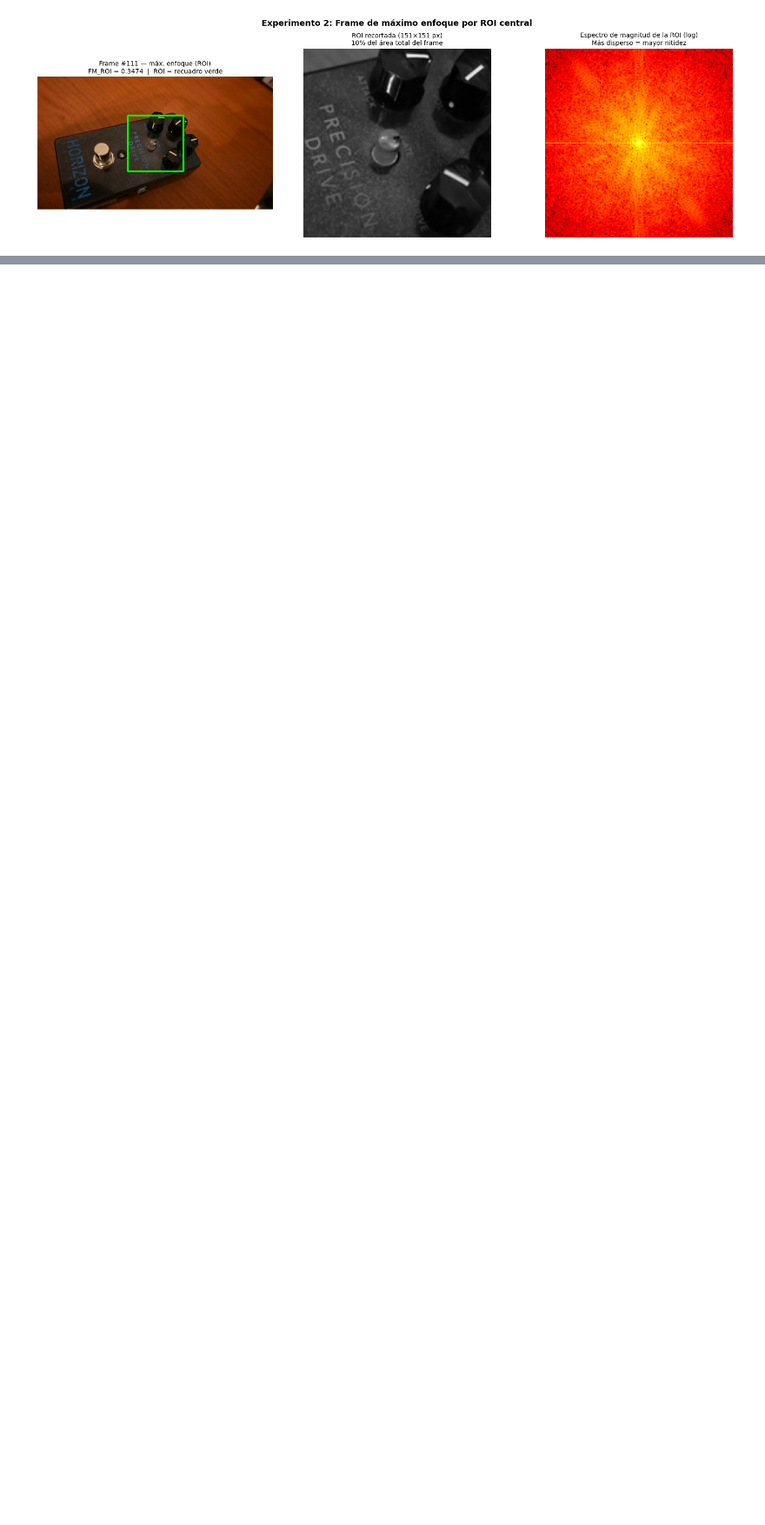
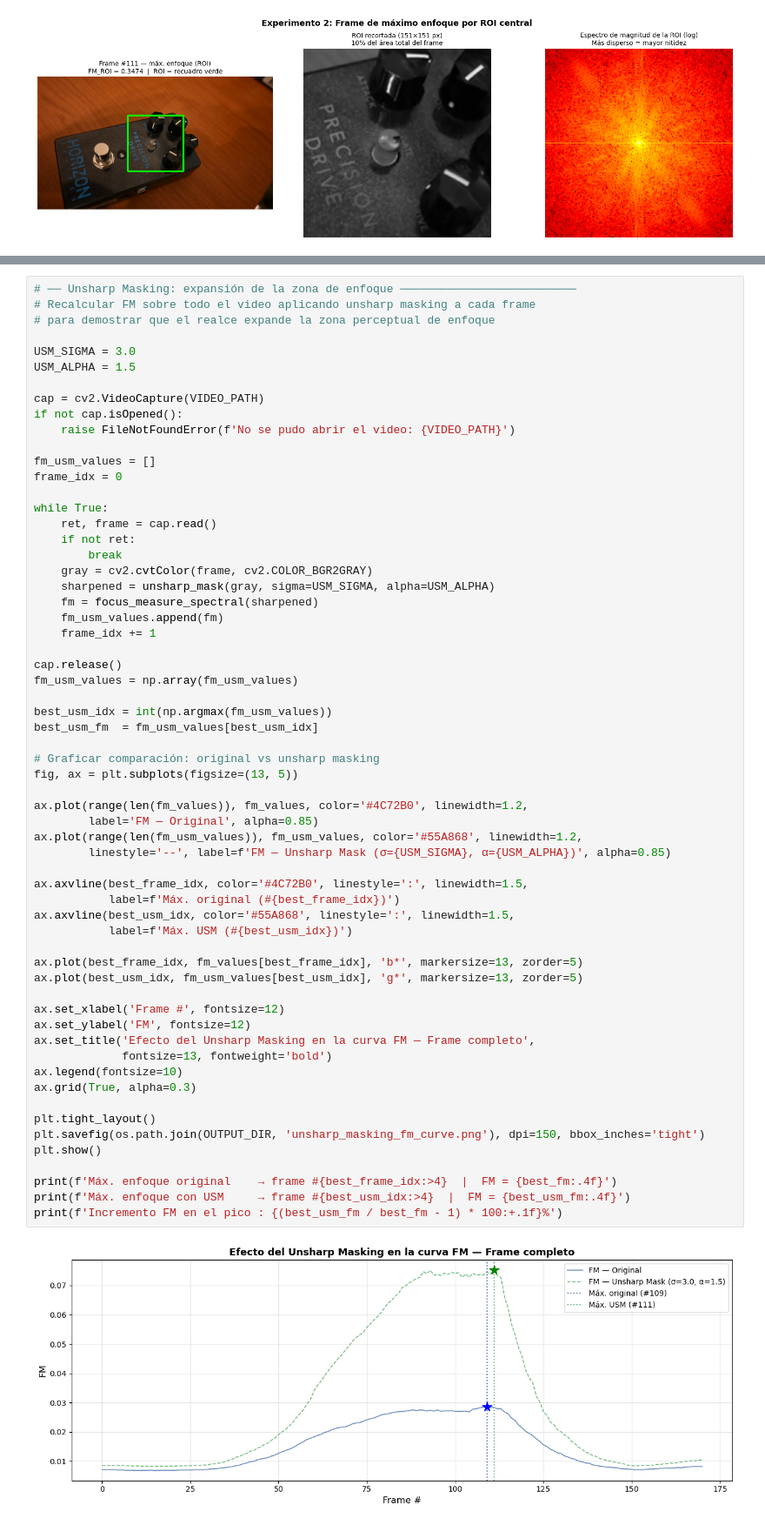
Before and after one commit to vazquez-agustin/VpC1_Vazquez_Workspace, a Jupyter notebook: Trabajo_Practico_2/TP2_VisionComputadora.ipynb, the cells around one changed output, grey strips where cells are left out. Shown at 87% size. Saved outputs shown, nothing was run; the diff lists cells and outputs as text; blank space fills up the shorter version.

```diff
--- a/Trabajo_Practico_2/TP2_VisionComputadora.ipynb
+++ b/Trabajo_Practico_2/TP2_VisionComputadora.ipynb
@@ -517,0 +659,63 @@ if ret:
+# %%
+# ── Unsharp Masking: expansión de la zona de enfoque ──────────────────────────
+# Recalcular FM sobre todo el video aplicando unsharp masking a cada frame
+# para demostrar que el realce expande la zona perceptual de enfoque
+
+USM_SIGMA = 3.0
+USM_ALPHA = 1.5
+
+cap = cv2.VideoCapture(VIDEO_PATH)
+if not cap.isOpened():
+    raise FileNotFoundError(f'No se pudo abrir el video: {VIDEO_PATH}')
+
+fm_usm_values = []
+frame_idx = 0
+
+while True:
+    ret, frame = cap.read()
+    if not ret:
+        break
+    gray = cv2.cvtColor(frame, cv2.COLOR_BGR2GRAY)
+    sharpened = unsharp_mask(gray, sigma=USM_SIGMA, alpha=USM_ALPHA)
+    fm = focus_measure_spectral(sharpened)
+    fm_usm_values.append(fm)
+    frame_idx += 1
+
+cap.release()
+fm_usm_values = np.array(fm_usm_values)
+
+best_usm_idx = int(np.argmax(fm_usm_values))
+best_usm_fm  = fm_usm_values[best_usm_idx]
+
+# Graficar comparación: original vs unsharp masking
+fig, ax = plt.subplots(figsize=(13, 5))
+
+ax.plot(range(len(fm_values)), fm_values, color='#4C72B0', linewidth=1.2,
+        label='FM — Original', alpha=0.85)
+ax.plot(range(len(fm_usm_values)), fm_usm_values, color='#55A868', linewidth=1.2,
+        linestyle='--', label=f'FM — Unsharp Mask (σ={USM_SIGMA}, α={USM_ALPHA})', alpha=0.85)
+
+ax.axvline(best_frame_idx, color='#4C72B0', linestyle=':', linewidth=1.5,
+           label=f'Máx. original (#{best_frame_idx})')
+ax.axvline(best_usm_idx, color='#55A868', linestyle=':', linewidth=1.5,
+           label=f'Máx. USM (#{best_usm_idx})')
+
+ax.plot(best_frame_idx, fm_values[best_frame_idx], 'b*', markersize=13, zorder=5)
+ax.plot(best_usm_idx, fm_usm_values[best_usm_idx], 'g*', markersize=13, zorder=5)
+
+ax.set_xlabel('Frame #', fontsize=12)
+ax.set_ylabel('FM', fontsize=12)
+ax.set_title('Efecto del Unsharp Masking en la curva FM — Frame completo',
+             fontsize=13, fontweight='bold')
+ax.legend(fontsize=10)
+ax.grid(True, alpha=0.3)
+
+plt.tight_layout()
+plt.savefig(os.path.join(OUTPUT_DIR, 'unsharp_masking_fm_curve.png'), dpi=150, bbox_inches='tight')
+plt.show()
+
+print(f'Máx. enfoque original    → frame #{best_frame_idx:>4}  |  FM = {best_fm:.4f}')
+print(f'Máx. enfoque con USM     → frame #{best_usm_idx:>4}  |  FM = {best_usm_fm:.4f}')
+print(f'Incremento FM en el pico : {(best_usm_fm / best_fm - 1) * 100:+.1f}%')
+# %% [output]
+[figure, added]
```
Also changed, not shown: parts of 12 cells of this notebook.
